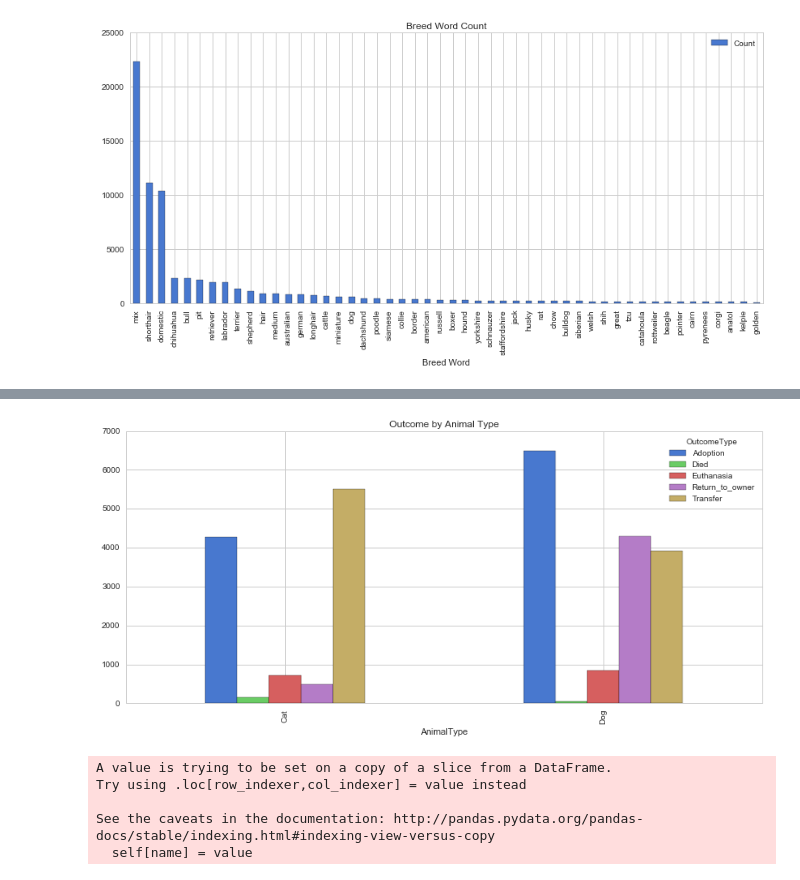
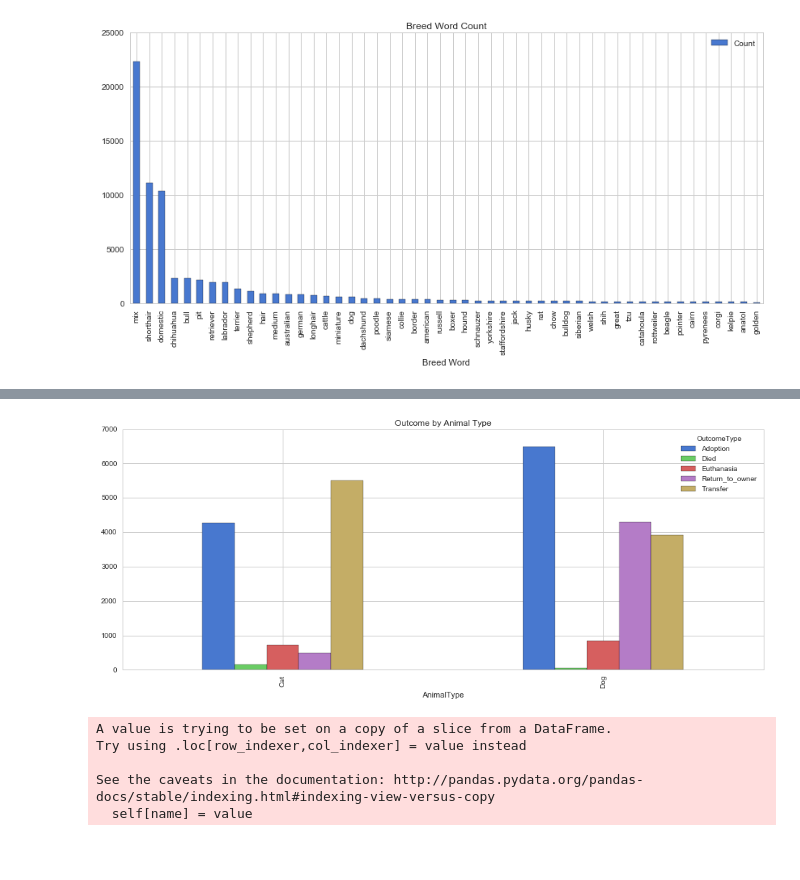
Before and after one commit to bljustice/kaggle, a Jupyter notebook: spca/spca_eda.ipynb, the cells around one changed output, grey strips where cells are left out. Drawn from its saved outputs; the diff is of its cells as text; code cells hidden in the pictures; blank space fills up the shorter version.

```diff
--- a/spca/spca_eda.ipynb
+++ b/spca/spca_eda.ipynb
@@ -171,10 +153,10 @@ train_df.OutcomeSubtype.value_counts().plot(kind='bar', ax=ax2, title='Outcome S
 # %%
 #plot outcome by animal type
 train_df.groupby(['AnimalType', 'OutcomeType']).AnimalID.count().unstack('OutcomeType').plot(kind='bar',
-                                                                                             figsize=(14, 6),
+                                                                                             figsize=(16, 6),
                                                                                              title='Outcome by Animal Type');
 # %% [output]
-[figure, old version]
+[figure, new version]
 # %%
 df = train_df[['AnimalID', 'OutcomeType', 'AgeuponOutcome']]
 df.AgeuponOutcome = df.AgeuponOutcome.apply(convert_age)
```
Also changed, not shown: parts of 11 cells of this notebook.
